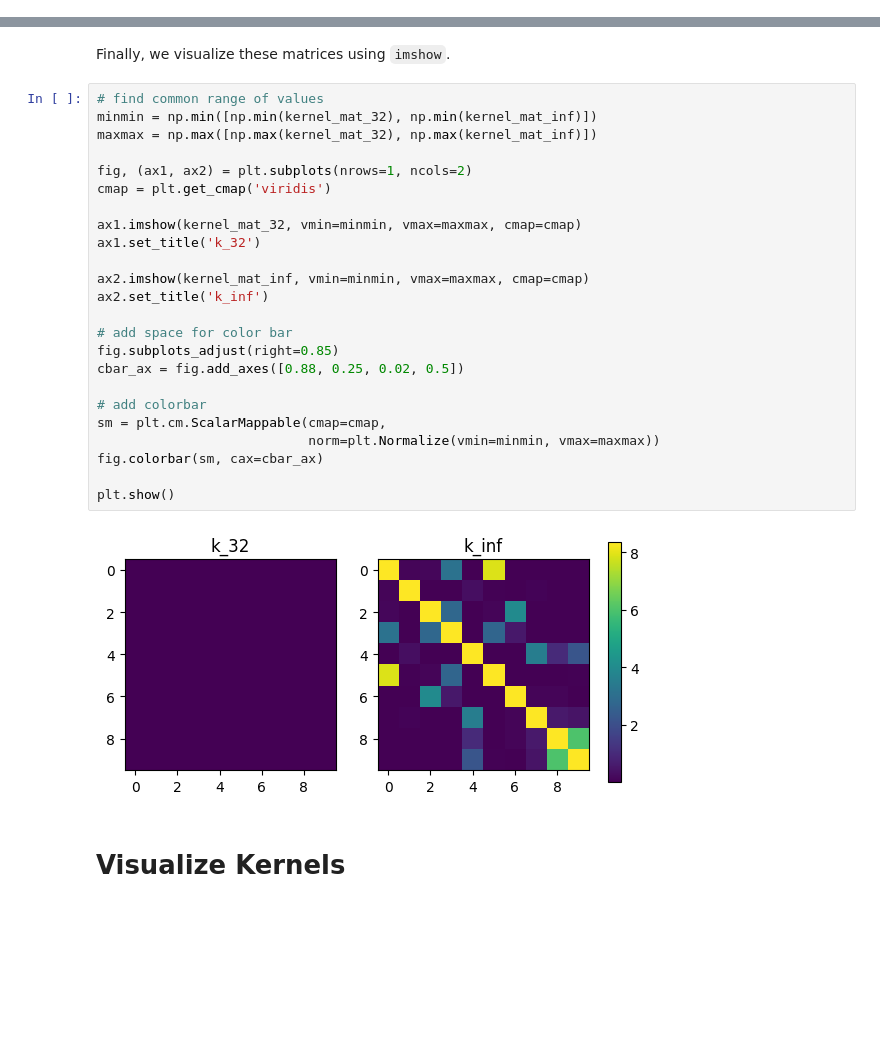
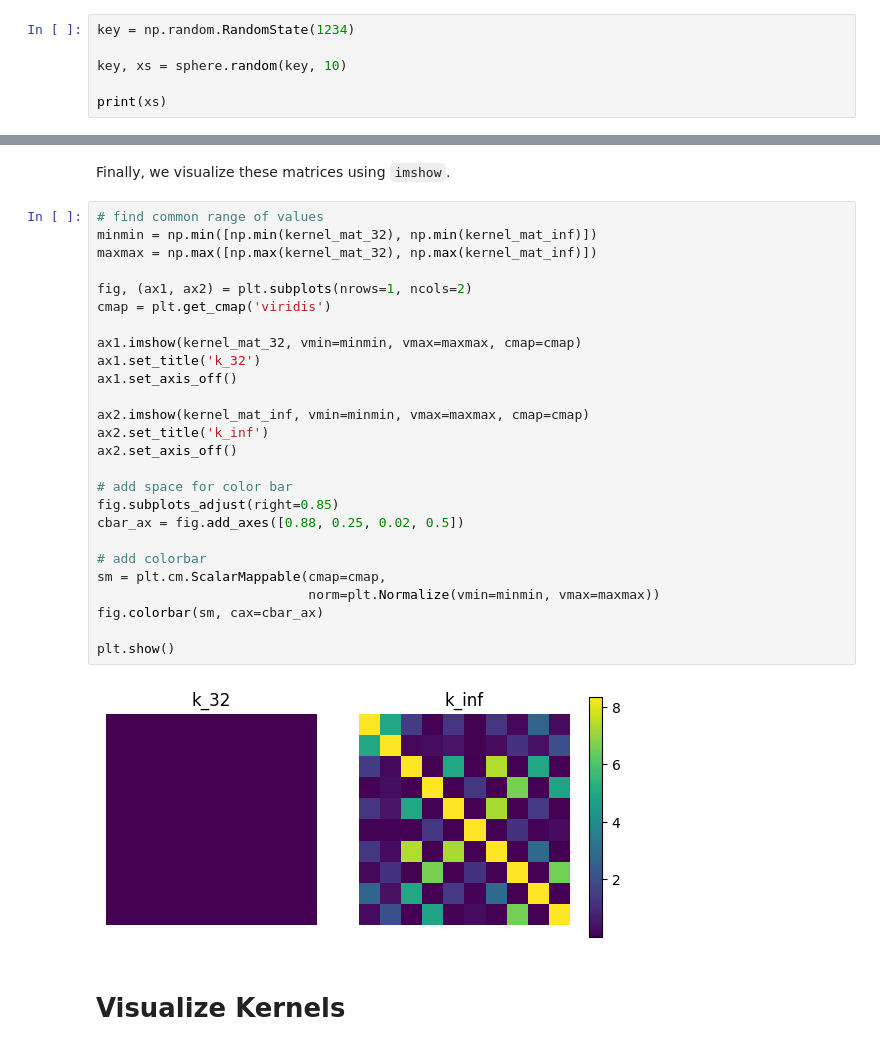
Before and after one commit to geometric-kernels/GeometricKernels, a Jupyter notebook: notebooks/spaces/Hypersphere.ipynb, the cells around one changed output, grey strips where cells are left out. Saved outputs shown, nothing was run; the diff lists cells and outputs as text; blank space fills up the shorter version.

```diff
--- a/notebooks/spaces/Hypersphere.ipynb
+++ b/notebooks/spaces/Hypersphere.ipynb
@@ -176,0 +179,6 @@ print(xs)
+# %%
+key = np.random.RandomState(1234)
+
+key, xs = sphere.random(key, 10)
+
+print(xs)
@@ -184,29 +203,31 @@ Finally, we visualize these matrices using `imshow`.
 # %%
 # find common range of values
 minmin = np.min([np.min(kernel_mat_32), np.min(kernel_mat_inf)])
 maxmax = np.max([np.max(kernel_mat_32), np.max(kernel_mat_inf)])
 
 fig, (ax1, ax2) = plt.subplots(nrows=1, ncols=2)
 cmap = plt.get_cmap('viridis')
 
 ax1.imshow(kernel_mat_32, vmin=minmin, vmax=maxmax, cmap=cmap)
 ax1.set_title('k_32')
+ax1.set_axis_off()
 
 ax2.imshow(kernel_mat_inf, vmin=minmin, vmax=maxmax, cmap=cmap)
 ax2.set_title('k_inf')
+ax2.set_axis_off()
 
 # add space for color bar
 fig.subplots_adjust(right=0.85)
 cbar_ax = fig.add_axes([0.88, 0.25, 0.02, 0.5])
 
 # add colorbar
 sm = plt.cm.ScalarMappable(cmap=cmap,
                            norm=plt.Normalize(vmin=minmin, vmax=maxmax))
 fig.colorbar(sm, cax=cbar_ax)
 
 plt.show()
 # %% [output]
-[figure, old version]
+[figure, new version]
 # %% [markdown]
 # Visualize Kernels
 # %% [markdown]
```
Also changed, not shown: parts of 10 cells of this notebook, 1 other file.
